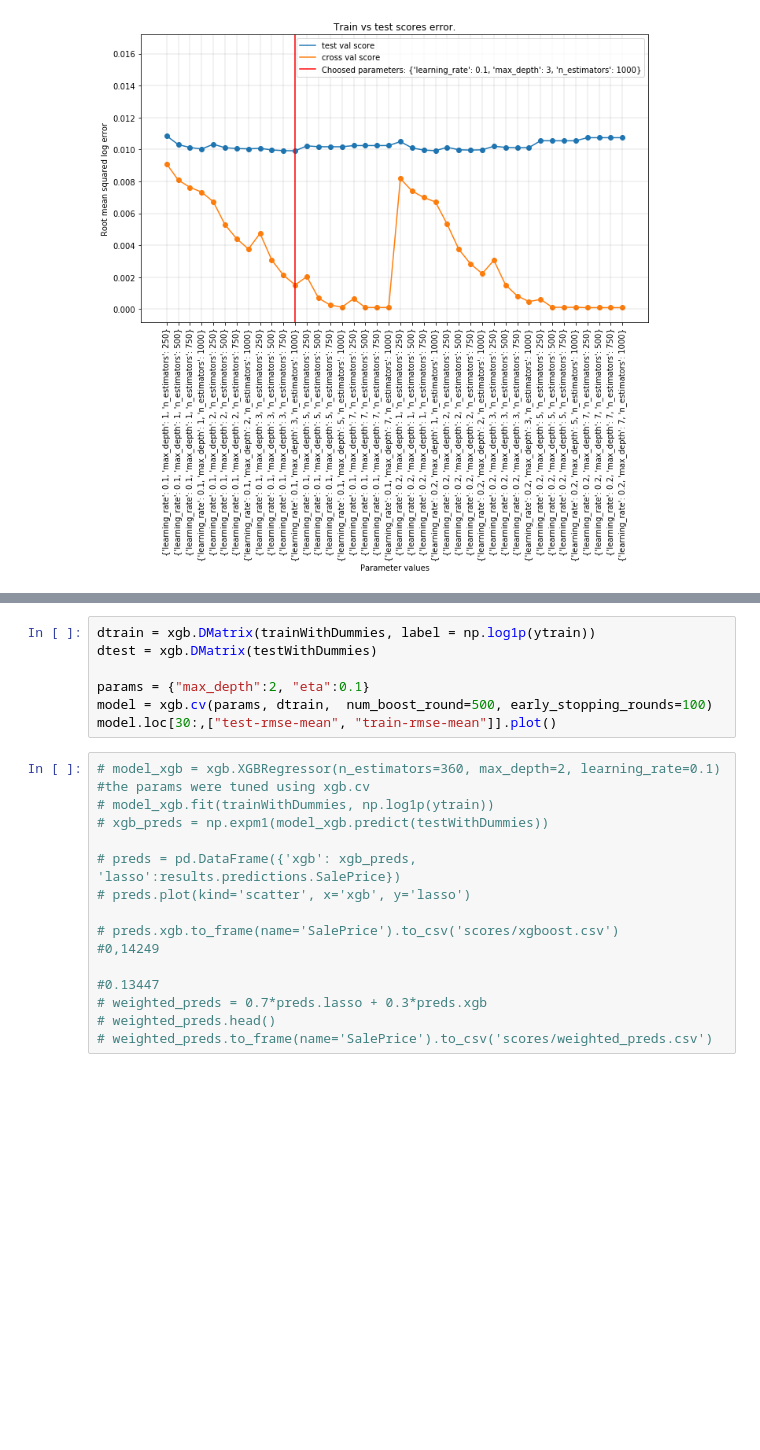
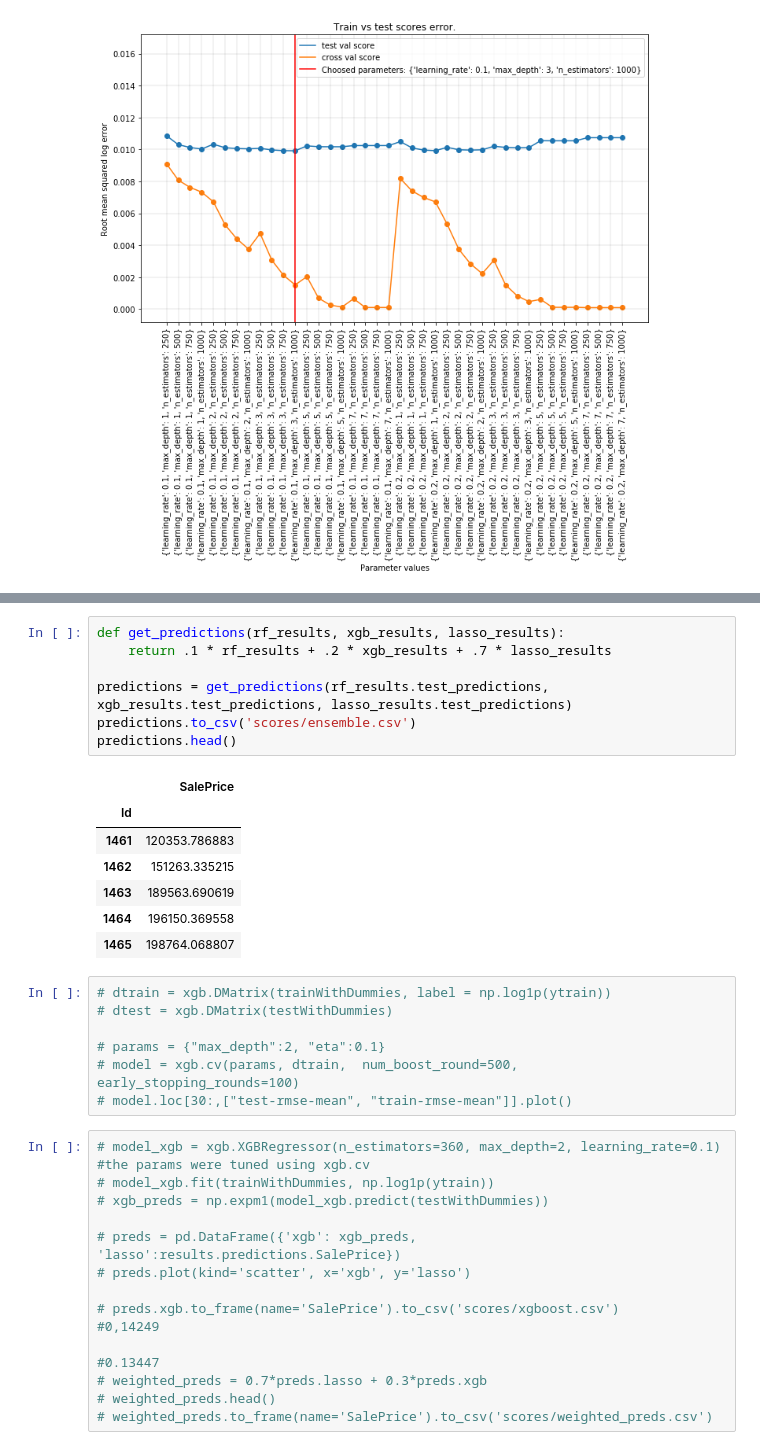
Before and after one commit to matkalinowski/Kaggle-House-prices, a Jupyter notebook: Trees.ipynb, the cells around one changed output, grey strips where cells are left out. Cells and saved outputs as stored; diff of their text form; blank space fills up the shorter version.

```diff
--- a/Trees.ipynb
+++ b/Trees.ipynb
@@ -81,10 +122,25 @@ xgb_results = predict(TreeResults, xgb_model, param_grid, trainWithDummies,
+# %%
+def get_predictions(rf_results, xgb_results, lasso_results):
+    return .1 * rf_results + .2 * xgb_results + .7 * lasso_results
+
+predictions = get_predictions(rf_results.test_predictions, xgb_results.test_predictions, lasso_results.test_predictions)
+predictions.to_csv('scores/ensemble.csv')
+predictions.head()
+# %% [output]
+|  | SalePrice |
+| Id |  |
+| 1461 | 120353.786883 |
+| 1462 | 151263.335215 |
+| 1463 | 189563.690619 |
+| 1464 | 196150.369558 |
+| 1465 | 198764.068807 |
 # %%
-dtrain = xgb.DMatrix(trainWithDummies, label = np.log1p(ytrain))
-dtest = xgb.DMatrix(testWithDummies)
+# dtrain = xgb.DMatrix(trainWithDummies, label = np.log1p(ytrain))
+# dtest = xgb.DMatrix(testWithDummies)
 
-params = {"max_depth":2, "eta":0.1}
-model = xgb.cv(params, dtrain,  num_boost_round=500, early_stopping_rounds=100)
-model.loc[30:,["test-rmse-mean", "train-rmse-mean"]].plot()
+# params = {"max_depth":2, "eta":0.1}
+# model = xgb.cv(params, dtrain,  num_boost_round=500, early_stopping_rounds=100)
+# model.loc[30:,["test-rmse-mean", "train-rmse-mean"]].plot()
 # %%
 # model_xgb = xgb.XGBRegressor(n_estimators=360, max_depth=2, learning_rate=0.1) #the params were tuned using xgb.cv
 # model_xgb.fit(trainWithDummies, np.log1p(ytrain))
```
Also changed, not shown: parts of 4 cells of this notebook, 1 other file.
